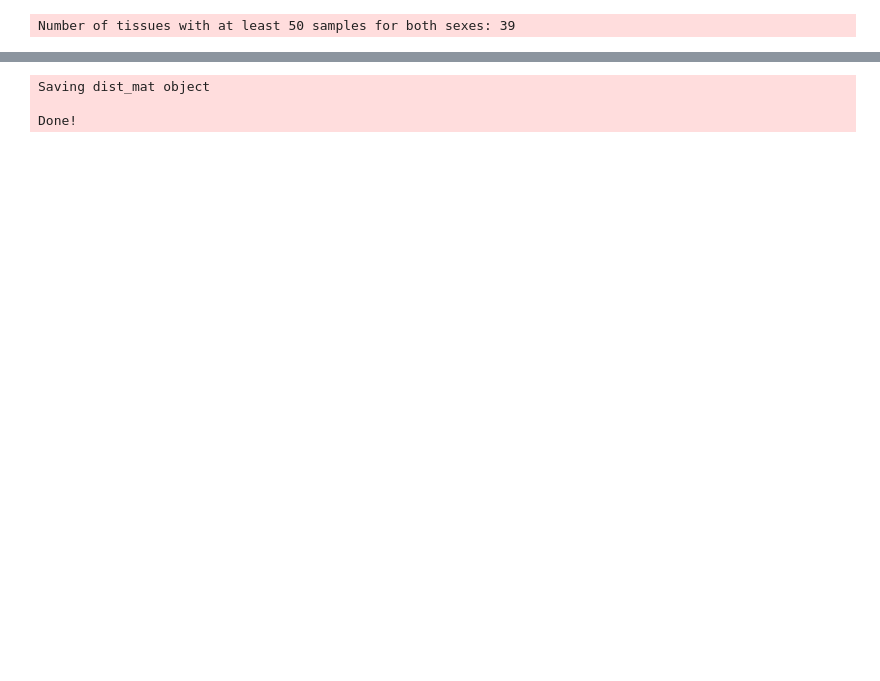
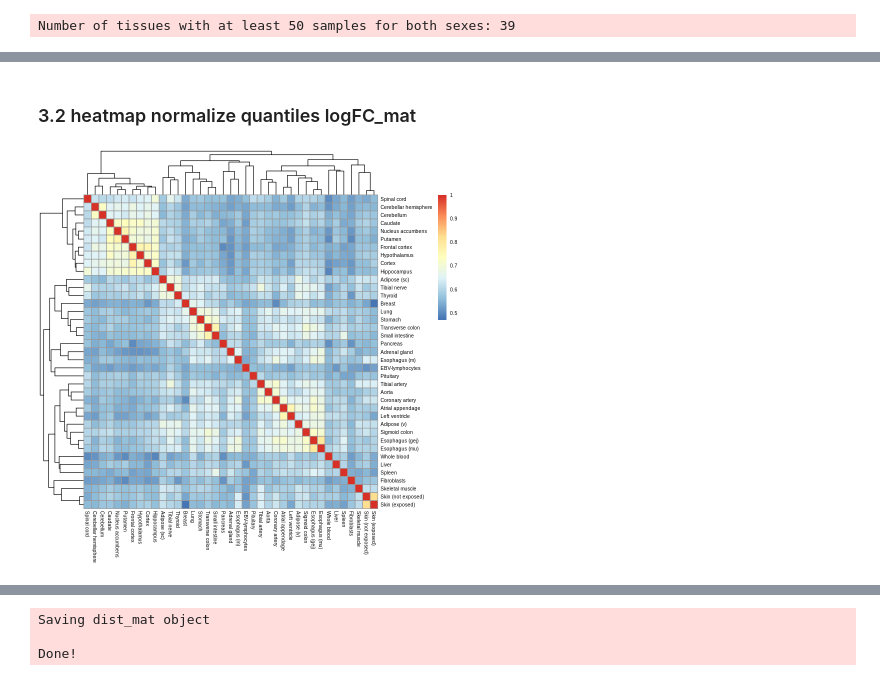
Before and after one commit to TheJacksonLaboratory/sbas, a Jupyter notebook: jupyter/expressionHeatplot.ipynb, the cells around one changed output, grey strips where cells are left out. Cells and saved outputs as stored; diff of their text form; code cells hidden in the pictures; blank space fills up the shorter version.

```diff
--- a/jupyter/expressionHeatplot.ipynb
+++ b/jupyter/expressionHeatplot.ipynb
@@ -268,0 +317,10 @@ do.call("pheatmap", c(hm.parameters,  filename="../pdf/FigureGenesHeatmapAlllogF
+# %% [markdown]
+### 3.2 heatmap normalize quantiles logFC_mat
+# %%
+logFC_mat_NQ <- normalizeQuantiles(logFC_mat)
+dist_mat <- as.matrix(cor(logFC_mat_NQ))
+pheatmap(as.matrix(dist_mat), clustering_distance_rows = "correlation", clustering_distance_cols = "correlation", fontsize = 6)
+hm.parameters <- list(dist_mat, fontsize = 6)
+do.call("pheatmap", c(hm.parameters,  filename="../pdf/geneExpressionDistanceCorrelationAlllogFC_NQ.pdf"))
+# %% [output]
+[figure, added]
```
Also changed, not shown: parts of 52 cells of this notebook, 3 other files.
